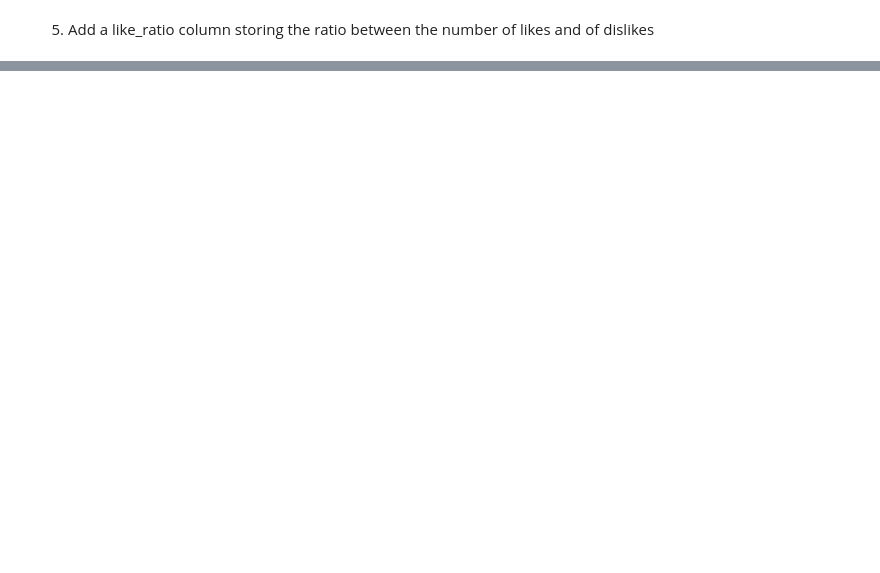
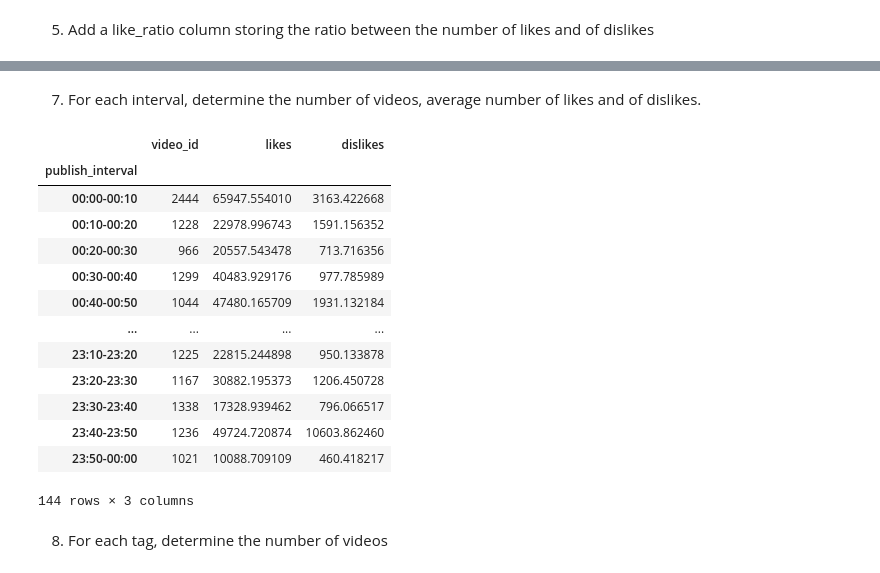
Before and after one commit to pietromaggioni/Foundation-of-Computer-Science-Project---UNIMIB, a Jupyter notebook: FCS-project.ipynb, the cells around one changed output, grey strips where cells are left out. Cells and saved outputs as stored; diff of their text form; code cells hidden in the pictures; blank space fills up the shorter version.

```diff
--- a/FCS-project.ipynb
+++ b/FCS-project.ipynb
@@ -122,0 +125,6 @@ final_df.head()
+# %%
+final_df['publish_time'] = pd.to_datetime(final_df['publish_time'])
+final_df['start_interval'] = final_df['publish_time'].dt.floor('10min')
+final_df['end_interval'] = final_df['start_interval'] + pd.Timedelta(minutes=10)
+final_df['publish_interval'] = final_df['start_interval'].dt.strftime('%H:%M') + '-' + final_df['end_interval'].dt.strftime('%H:%M')
+final_df.drop(columns=['start_interval', 'end_interval'], inplace=True)
@@ -122,0 +140,27 @@ final_df.head()
+# %% [markdown]
+7. For each interval, determine the number of videos, average number of likes and of dislikes.
+# %%
+analytics = final_df.groupby('publish_interval')
+analytics.agg({
+    'video_id': 'count',
+    'likes': 'mean',
+    'dislikes': 'mean',
+
+})
+# %% [output]
+|  | video_id | likes | dislikes |
+| publish_interval |  |  |  |
+| 00:00-00:10 | 2444 | 65947.554010 | 3163.422668 |
+| 00:10-00:20 | 1228 | 22978.996743 | 1591.156352 |
+| 00:20-00:30 | 966 | 20557.543478 | 713.716356 |
+| 00:30-00:40 | 1299 | 40483.929176 | 977.785989 |
+| 00:40-00:50 | 1044 | 47480.165709 | 1931.132184 |
+| ... | ... | ... | ... |
+| 23:10-23:20 | 1225 | 22815.244898 | 950.133878 |
+| 23:20-23:30 | 1167 | 30882.195373 | 1206.450728 |
+| 23:30-23:40 | 1338 | 17328.939462 | 796.066517 |
+| 23:40-23:50 | 1236 | 49724.720874 | 10603.862460 |
+| 23:50-00:00 | 1021 | 10088.709109 | 460.418217 |
+144 rows × 3 columns
+# %% [markdown]
+8. For each tag, determine the number of videos
```
Also changed, not shown: parts of 5 cells of this notebook.
